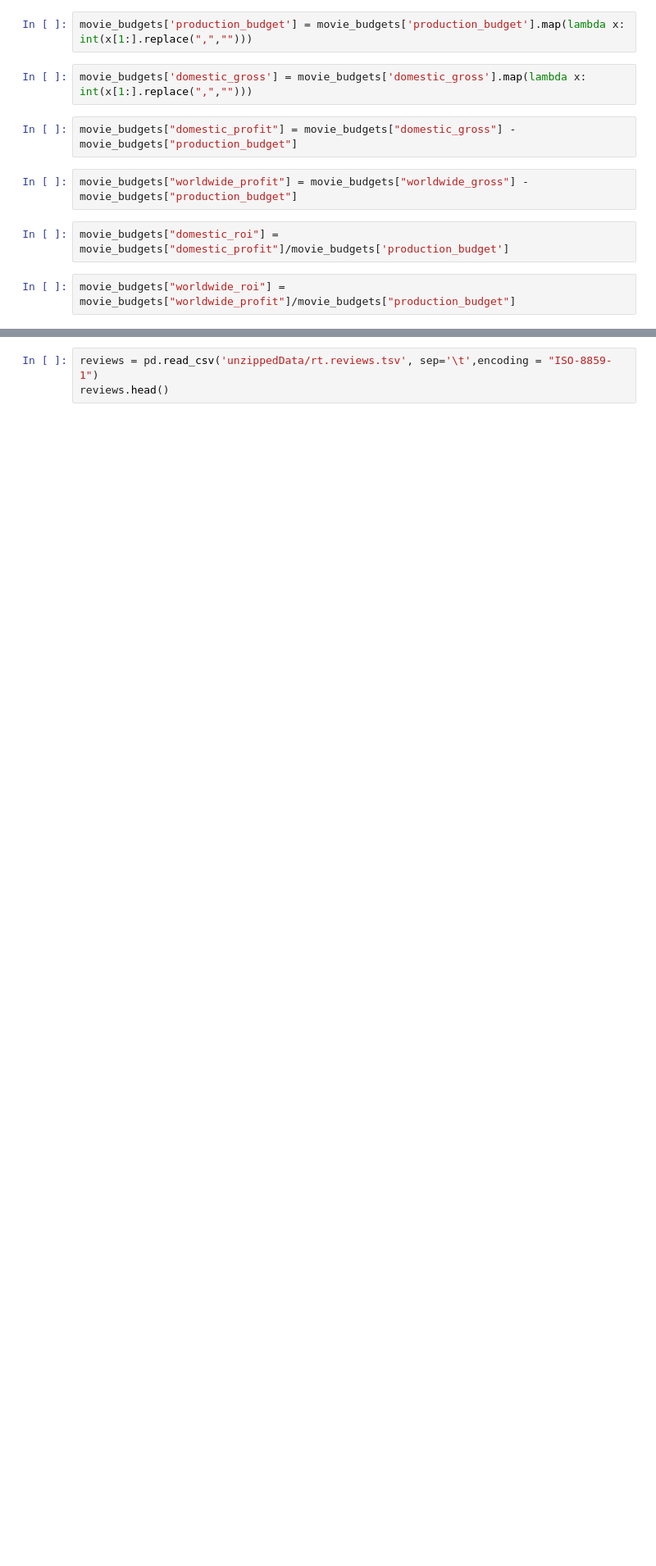
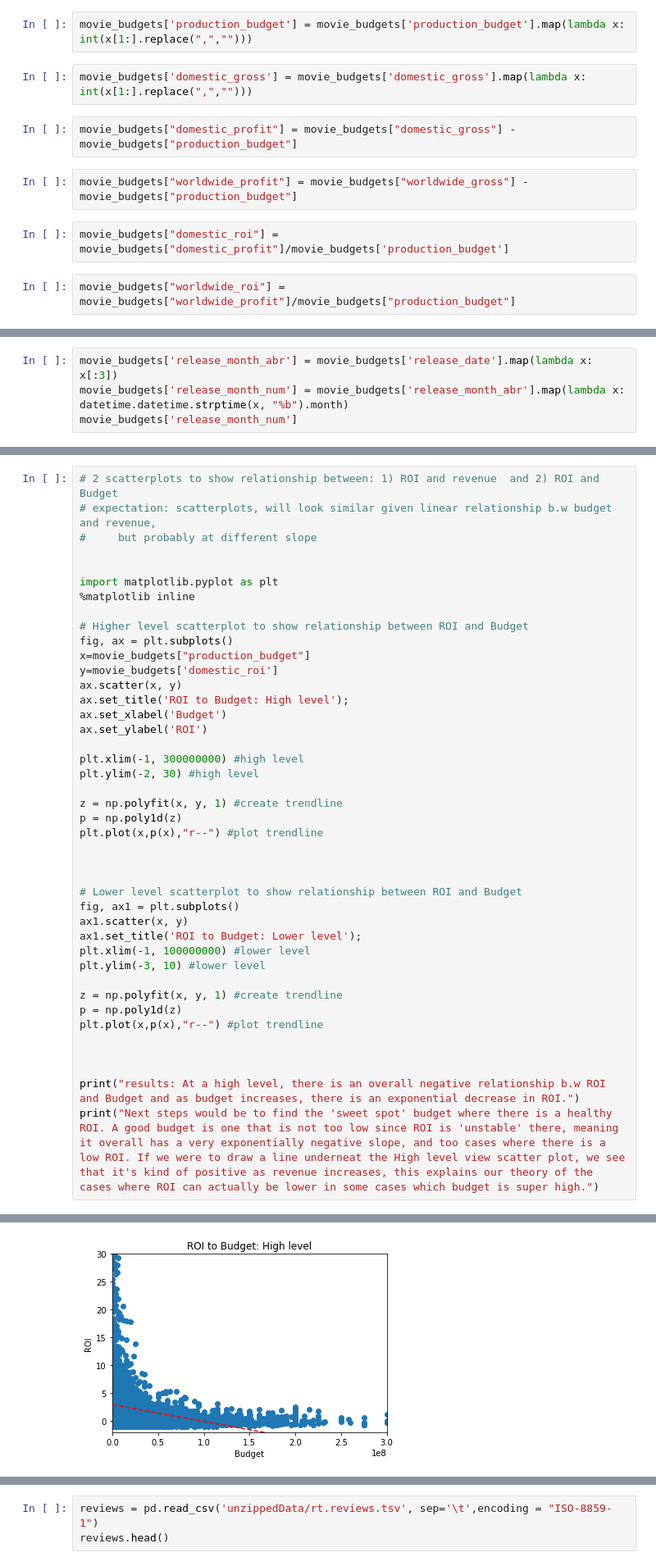
Before and after one commit to jmarkowi/Microsoft-Studios-Analysis, a Jupyter notebook: lorela_working_nb.ipynb, the cells around one changed output, grey strips where cells are left out. Shown at 82% size. Saved outputs shown, nothing was run; the diff lists cells and outputs as text; blank space fills up the shorter version.

Commit message:
graphed viz for ROI analysis (scatter plots and monthly), filtered top movie data, created top_movies_list text file

```diff
--- a/lorela_working_nb.ipynb
+++ b/lorela_working_nb.ipynb
@@ -33,0 +63,4 @@ movie_budgets["worldwide_roi"] = movie_budgets["worldwide_profit"]/movie_budgets
+# %%
+movie_budgets['release_month_abr'] = movie_budgets['release_date'].map(lambda x: x[:3])
+movie_budgets['release_month_num'] = movie_budgets['release_month_abr'].map(lambda x: datetime.datetime.strptime(x, "%b").month)
+movie_budgets['release_month_num']
@@ -73,0 +132,43 @@ Name: domestic_roi, dtype: float64
+# %%
+# 2 scatterplots to show relationship between: 1) ROI and revenue  and 2) ROI and Budget
+# expectation: scatterplots, will look similar given linear relationship b.w budget and revenue,
+#     but probably at different slope
+
+
+import matplotlib.pyplot as plt
+%matplotlib inline
+
+# Higher level scatterplot to show relationship between ROI and Budget
+fig, ax = plt.subplots()
+x=movie_budgets["production_budget"]
+y=movie_budgets['domestic_roi']
+ax.scatter(x, y)
+ax.set_title('ROI to Budget: High level');
+ax.set_xlabel('Budget')
+ax.set_ylabel('ROI')
+
+plt.xlim(-1, 300000000) #high level
+plt.ylim(-2, 30) #high level
+
+z = np.polyfit(x, y, 1) #create trendline
+p = np.poly1d(z)
+plt.plot(x,p(x),"r--") #plot trendline
+
+
+
+# Lower level scatterplot to show relationship between ROI and Budget
+fig, ax1 = plt.subplots()
+ax1.scatter(x, y)
+ax1.set_title('ROI to Budget: Lower level');
+plt.xlim(-1, 100000000) #lower level
+plt.ylim(-3, 10) #lower level
+
+z = np.polyfit(x, y, 1) #create trendline
+p = np.poly1d(z)
+plt.plot(x,p(x),"r--") #plot trendline
+
+
+
+print("results: At a high level, there is an overall negative relationship b.w ROI and Budget and as budget increases, there is an exponential decrease in ROI.")
+print("Next steps would be to find the 'sweet spot' budget where there is a healthy ROI. A good budget is one that is not too low since ROI is 'unstable' there, meaning it overall has a very exponentially negative slope, and too cases where there is a low ROI. If we were to draw a line underneat the High level view scatter plot, we see that it's kind of positive as revenue increases, this explains our theory of the cases where ROI can actually be lower in some cases which budget is super high.")
+# %% [output]
@@ -73,0 +177 @@ Name: domestic_roi, dtype: float64
+[figure, added]
```
Also changed, not shown: parts of 18 cells of this notebook, 1 other file.
